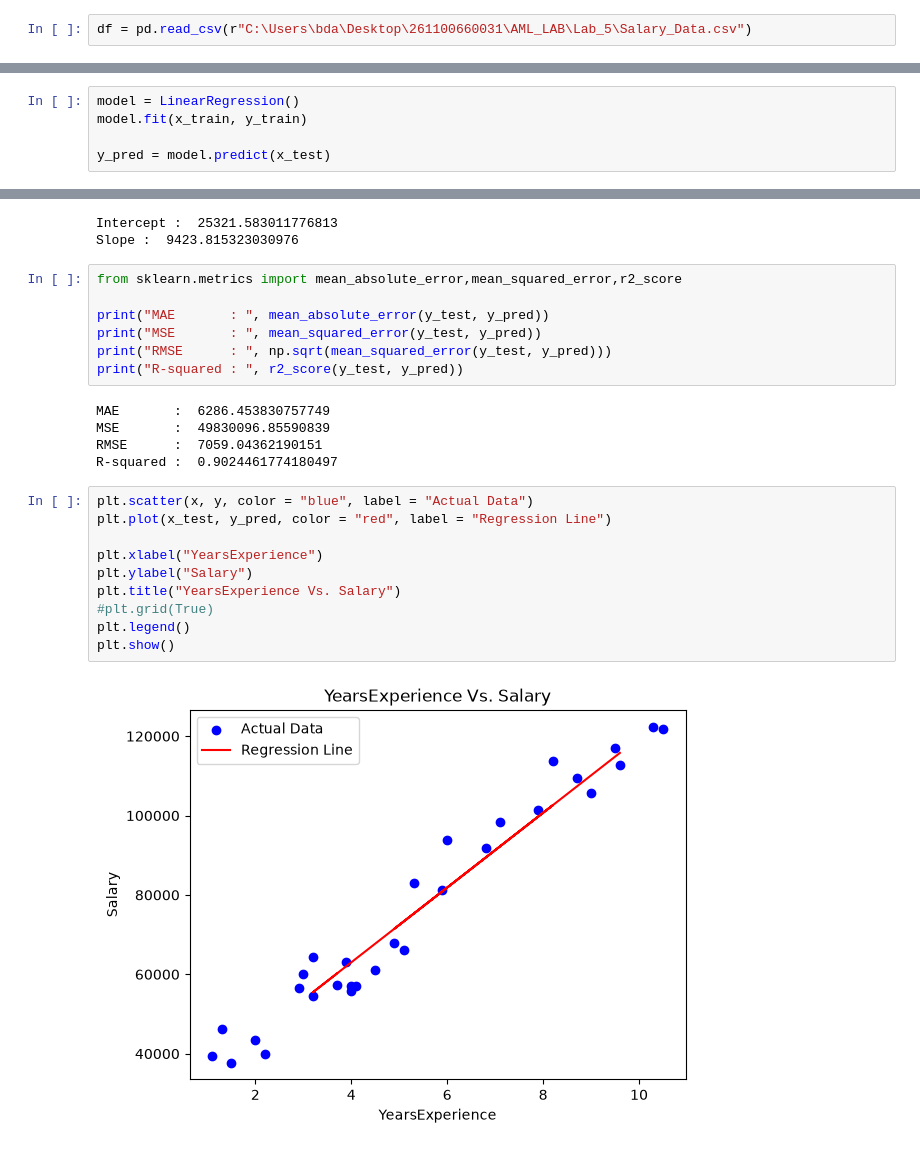
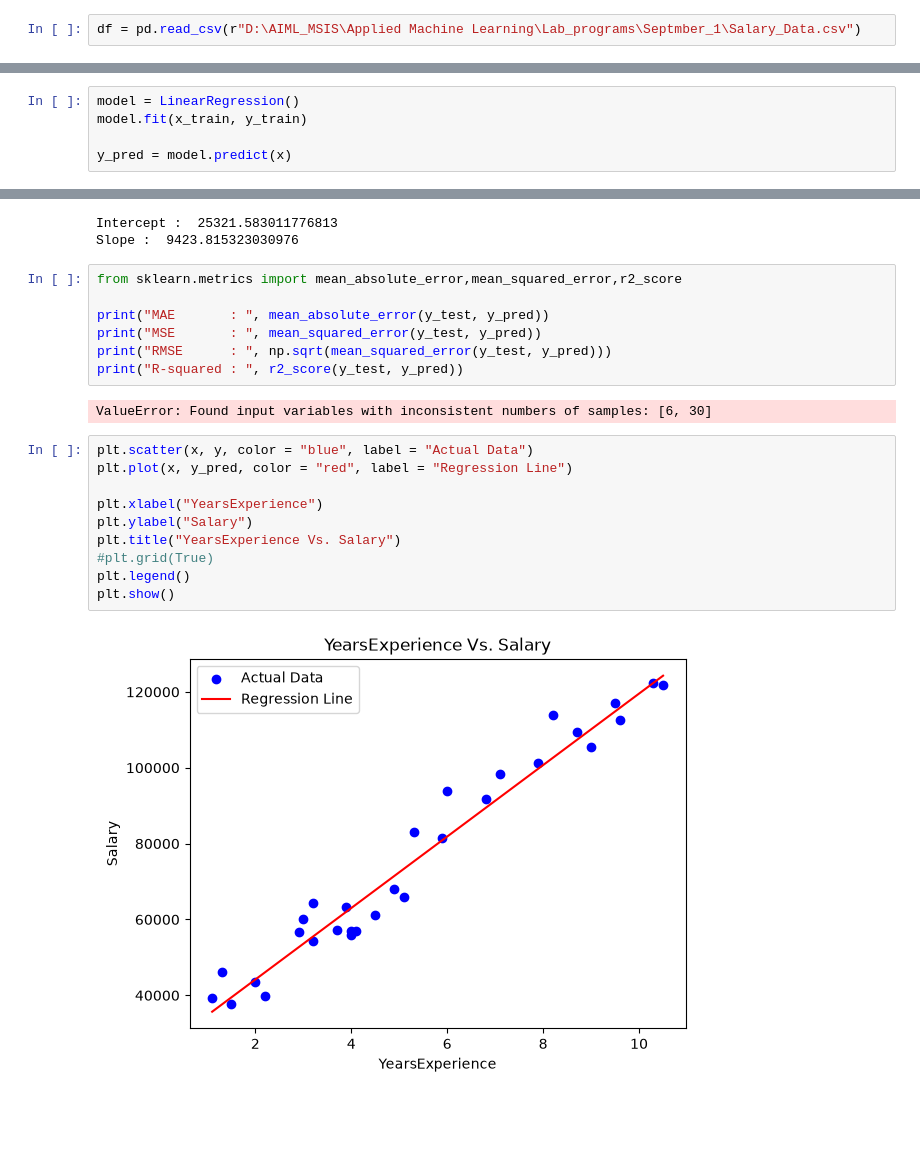
Before and after one commit to ShashwathNaren/AML-LAB, a Jupyter notebook: LAB 5/salary_data.ipynb, the cells around one changed output, grey strips where cells are left out. Saved outputs shown, nothing was run; the diff lists cells and outputs as text; blank space fills up the shorter version.

```diff
--- a/LAB 5/salary_data.ipynb
+++ b/LAB 5/salary_data.ipynb
@@ -5,7 +5,7 @@ import matplotlib.pyplot as plt
 from sklearn.linear_model import LinearRegression
 from sklearn.model_selection import train_test_split
 # %%
-df = pd.read_csv(r"C:\Users\bda\Desktop\261100660031\AML_LAB\Lab_5\Salary_Data.csv")
+df = pd.read_csv(r"D:\AIML_MSIS\Applied Machine Learning\Lab_programs\Septmber_1\Salary_Data.csv")
 # %%
 df.head()
 # %% [output]
@@ -63,7 +73,7 @@ x_train, x_test, y_train, y_test = train_test_split(x, y, test_size = 0.2, rando
 model = LinearRegression()
 model.fit(x_train, y_train)
 
-y_pred = model.predict(x_test)
+y_pred = model.predict(x)
 # %%
 print("Intercept : ", model.intercept_)
 print("Slope : ", model.coef_[0])
@@ -78,20 +88,17 @@ print("MSE       : ", mean_squared_error(y_test, y_pred))
 print("RMSE      : ", np.sqrt(mean_squared_error(y_test, y_pred)))
 print("R-squared : ", r2_score(y_test, y_pred))
 # %% [output]
-MAE       :  6286.453830757749
-MSE       :  49830096.85590839
-RMSE      :  7059.04362190151
-R-squared :  0.9024461774180497
+ValueError: Found input variables with inconsistent numbers of samples: [6, 30]
 # %%
 plt.scatter(x, y, color = "blue", label = "Actual Data")
-plt.plot(x_test, y_pred, color = "red", label = "Regression Line")
+plt.plot(x, y_pred, color = "red", label = "Regression Line")
 
 plt.xlabel("YearsExperience")
 plt.ylabel("Salary")
 plt.title("YearsExperience Vs. Salary")
 #plt.grid(True)
 plt.legend()
 plt.show()
 # %% [output]
-[figure, old version]
+[figure, new version]
 # %%
```
Also changed, not shown: parts of 3 cells of this notebook, 1 other file.
